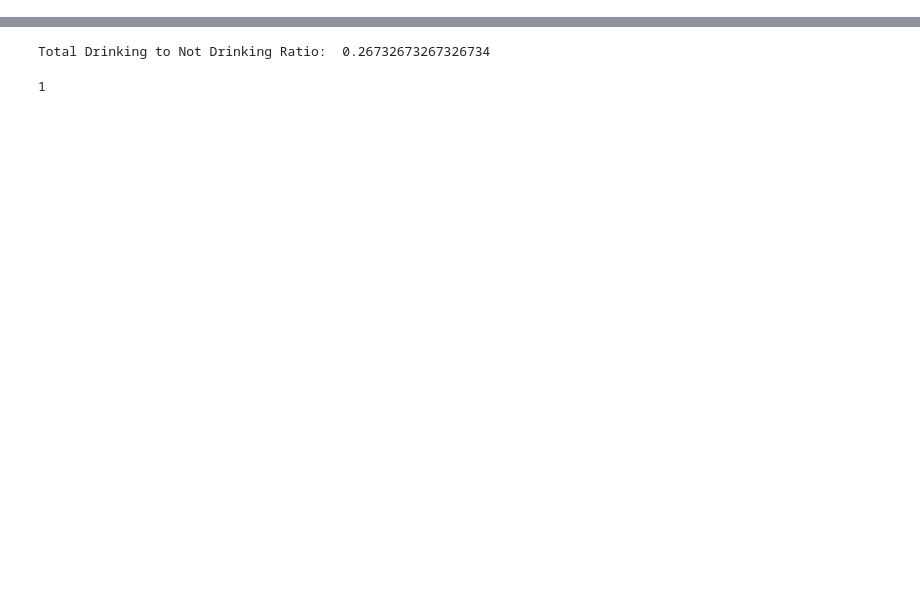
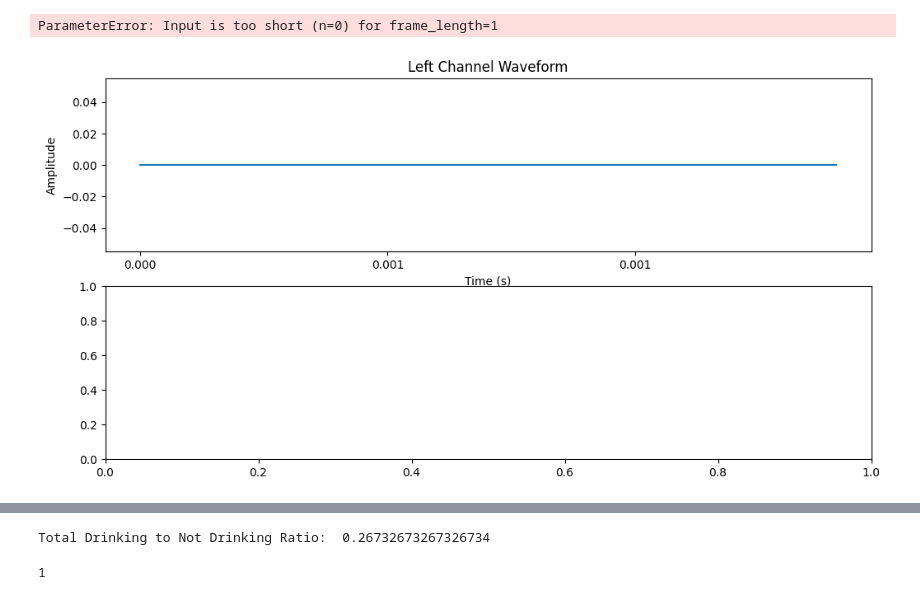
Before and after one commit to Horcruxno13/water-audo, a Jupyter notebook: jayesh/classification.ipynb, the cells around one changed output, grey strips where cells are left out. Drawn from its saved outputs; the diff is of its cells as text; code cells hidden in the pictures; blank space fills up the shorter version.

```diff
--- a/jayesh/classification.ipynb
+++ b/jayesh/classification.ipynb
@@ -46,6 +46,38 @@ jayesh_drinking_waveforms = [load_audio_file(path_to_jayesh_drinking + f)[0] for
 jayesh_not_drinking_waveforms = [load_audio_file(path_to_jayesh_not_drinking + f)[0] for f in jayesh_not_drinking_files]
 elvis_drinking_waveforms = [load_audio_file(path_to_elvis_drinking + f)[0] for f in elvis_drinking_files]
 elvis_not_drinking_waveforms = [load_audio_file(path_to_elvis_not_drinking + f)[0] for f in elvis_not_drinking_files]
+# %%
+# plot the elvis drinking waveform for the first sample, plot the 2 channels separately
+waveform0 = elvis_drinking_waveforms[0][0]
+waveform1 = elvis_drinking_waveforms[0][1]
+# convert to numpy array
+waveform0 = np.array(waveform0.get_array_of_samples())
+waveform1 = np.array(waveform1.get_array_of_samples())
+# convert to float
+waveform0 = waveform0.astype(float)
+waveform1 = waveform1.astype(float)
+# %%
+plt.figure(figsize=(12, 6))
+# Plot left channel
+plt.subplot(2, 1, 1)
+librosa.display.waveshow(waveform0, sr=sr)
+plt.title('Left Channel Waveform')
+plt.xlabel('Time (s)')
+plt.ylabel('Amplitude')
+
+# Plot right channel
+plt.subplot(2, 1, 2)
+librosa.display.waveshow(waveform1, sr=sr)
+plt.title('Right Channel Waveform')
+plt.xlabel('Time (s)')
+plt.ylabel('Amplitude')
+
+# Display the plot
+plt.tight_layout()
+plt.show()
+# %% [output]
+ParameterError: Input is too short (n=0) for frame_length=1
+[figure, added]
 # %%
 # count number of samples\
 print("Jayesh Drinking: ", len(jayesh_drinking_waveforms))
```
Also changed, not shown: parts of 7 cells of this notebook, 3 other files.
